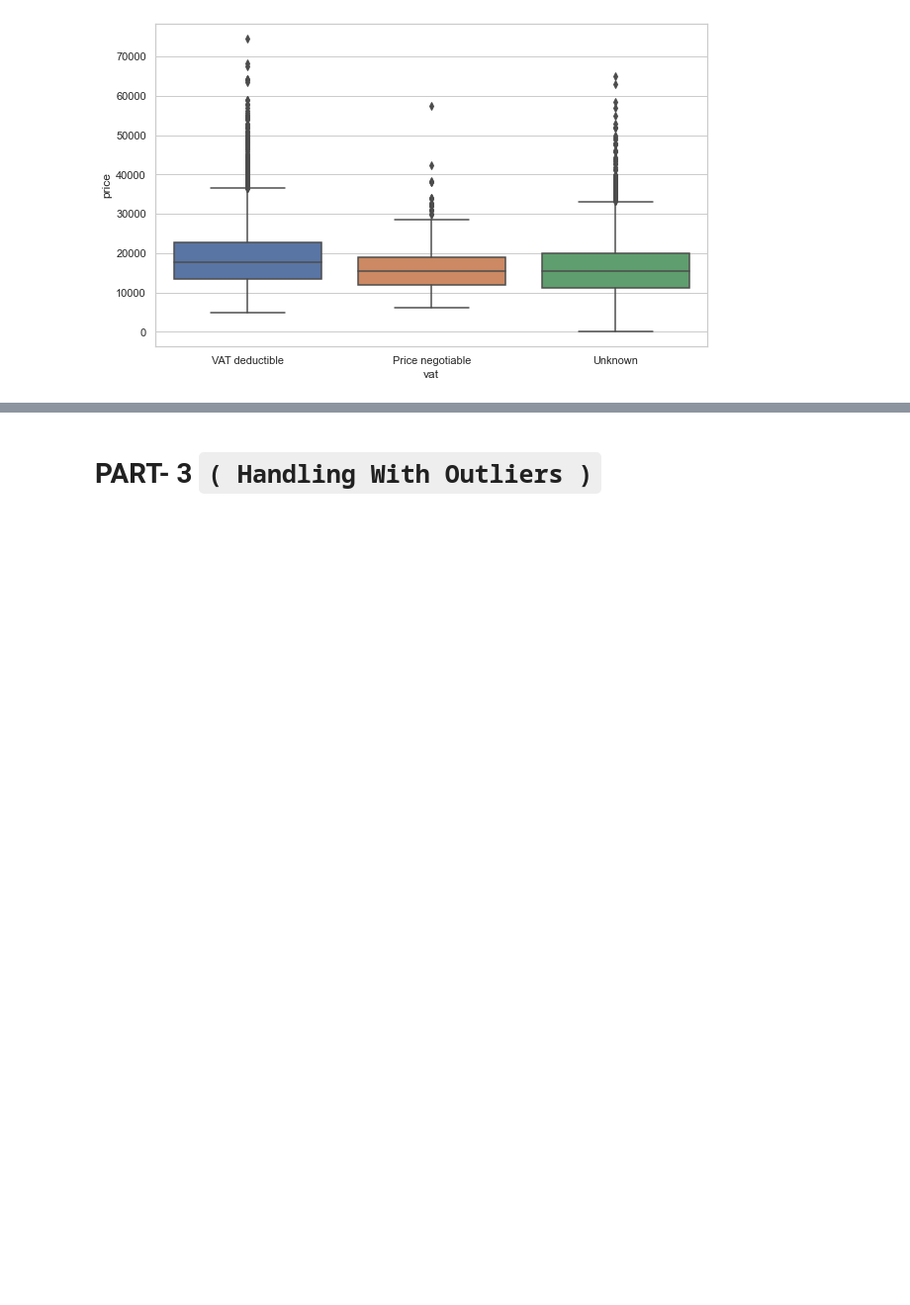
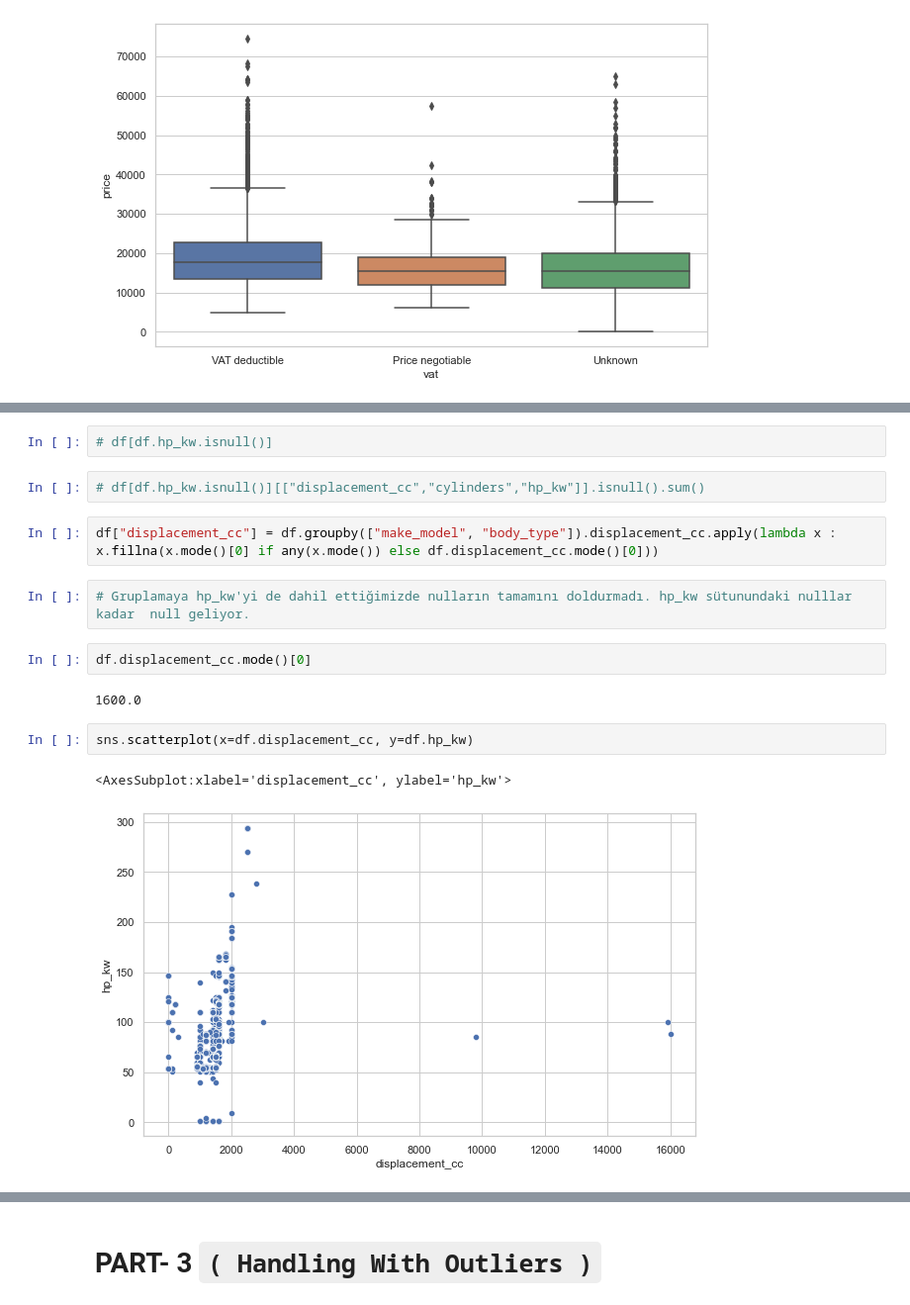
Before and after one commit to ilknurozcelik/DA_Assignments_and_Projects, a Jupyter notebook: 02-Projects/DA_CapstoneProject/DAwPy_Capstone_Project_(AutoScout)_İlknur _HandlingMissingValues.ipynb, the cells around one changed output, grey strips where cells are left out. Shown at 99% size. Cells and saved outputs as stored; diff of their text form; blank space fills up the shorter version.

```diff
--- a/02-Projects/DA_CapstoneProject/DAwPy_Capstone_Project_(AutoScout)_İlknur _HandlingMissingValues.ipynb
+++ b/02-Projects/DA_CapstoneProject/DAwPy_Capstone_Project_(AutoScout)_İlknur _HandlingMissingValues.ipynb
@@ -454,0 +1982,17 @@ sns.boxplot(x="vat", y="price", data=df)
+# %%
+# df[df.hp_kw.isnull()]
+# %%
+# df[df.hp_kw.isnull()][["displacement_cc","cylinders","hp_kw"]].isnull().sum()
+# %%
+df["displacement_cc"] = df.groupby(["make_model", "body_type"]).displacement_cc.apply(lambda x : x.fillna(x.mode()[0] if any(x.mode()) else df.displacement_cc.mode()[0]))
+# %%
+# Gruplamaya hp_kw'yi de dahil ettiğimizde nulların tamamını doldurmadı. hp_kw sütunundaki nulllar kadar  null geliyor.
+# %%
+df.displacement_cc.mode()[0]
+# %% [output]
+1600.0
+# %%
+sns.scatterplot(x=df.displacement_cc, y=df.hp_kw)
+# %% [output]
+<AxesSubplot:xlabel='displacement_cc', ylabel='hp_kw'>
+[figure, added]
```
Also changed, not shown: parts of 349 cells of this notebook, 5 other files.
